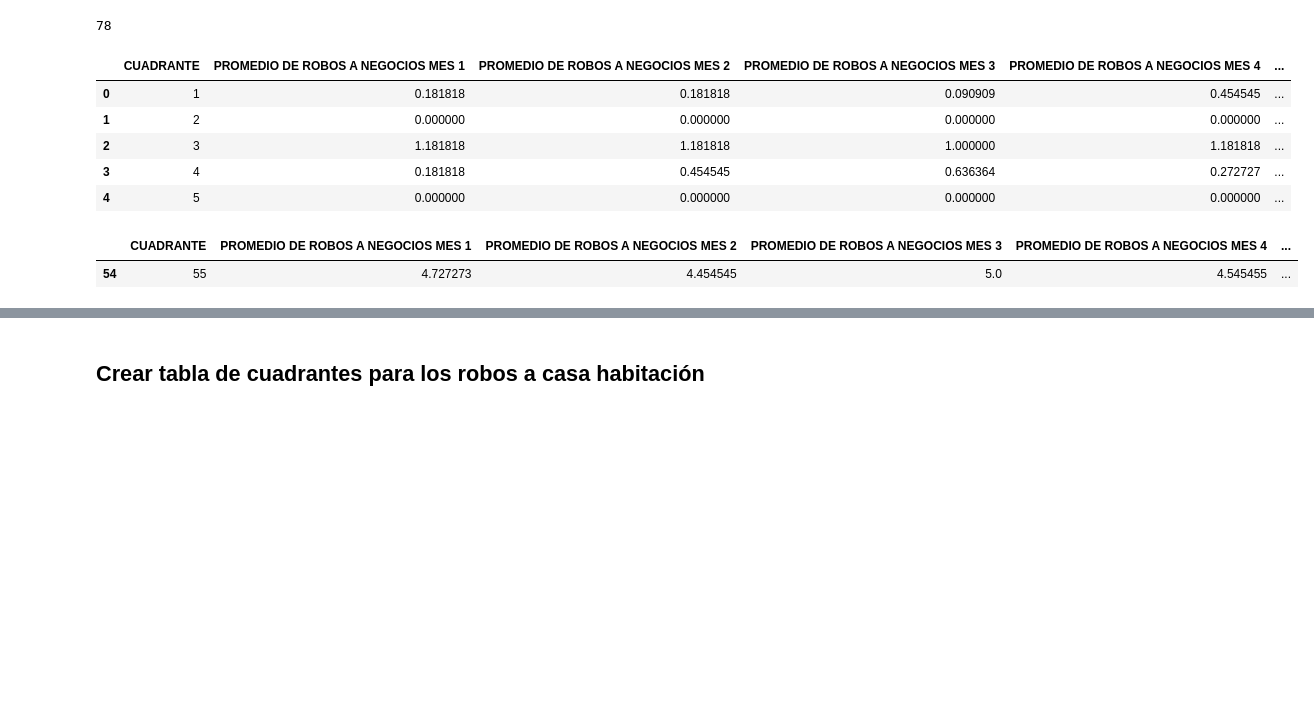
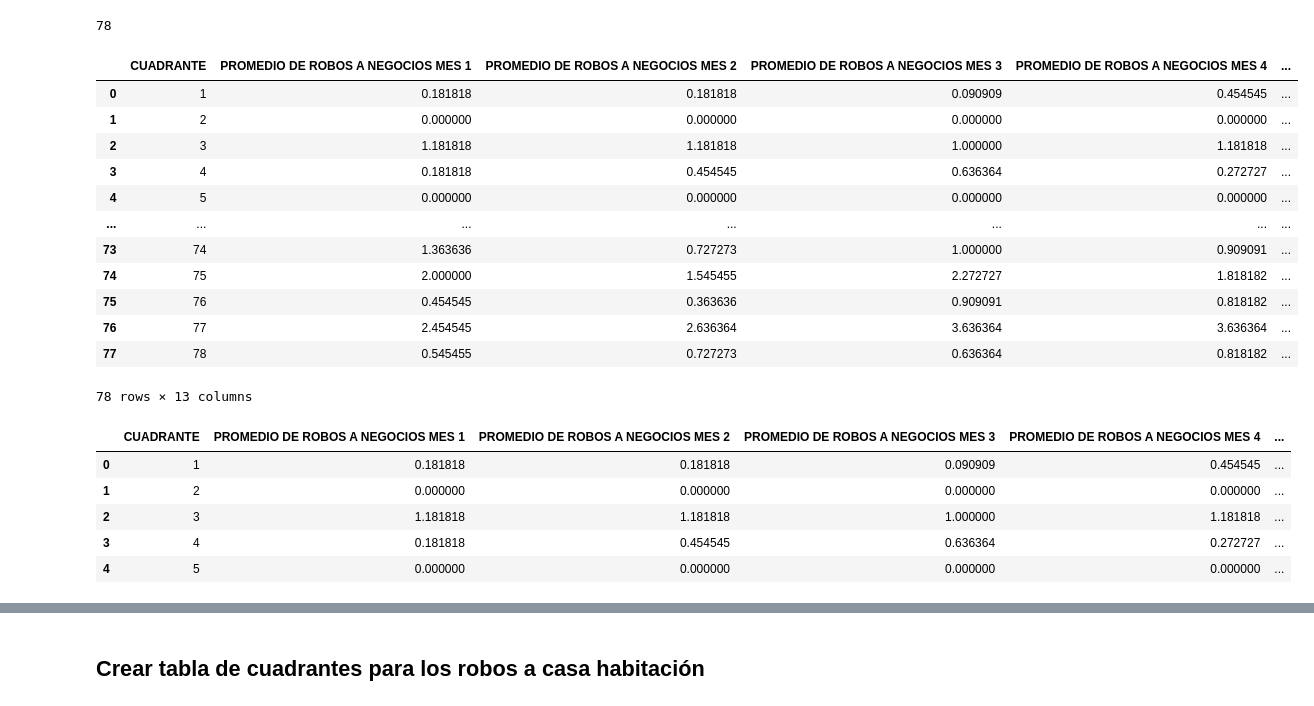
Before and after one commit to gabigabzela/A01567178-EDA, a Jupyter notebook: prueba.ipynb, the cells around one changed output, grey strips where cells are left out. Drawn from its saved outputs; the diff is of its cells as text; code cells hidden in the pictures; blank space fills up the shorter version.

```diff
--- a/prueba.ipynb
+++ b/prueba.ipynb
@@ -327,20 +286,32 @@ cuadrantes_df_negocios['CUADRANTE'].nunique()
 # %% [output]
 78
 # %%
-# eliminar todas las columnas menos las que dicen PROMEDIO DE ROBOS A NEGOCIOS MES 1, PROMEDIO DE ROBOS A NEGOCIOS MES 2, PROMEDIO DE ROBOS A NEGOCIOS MES 3, PROMEDIO DE ROBOS A NEGOCIOS MES 4, PROMEDIO DE ROBOS A NEGOCIOS MES 5, PROMEDIO DE ROBOS A NEGOCIOS MES 6, PROMEDIO DE ROBOS A NEGOCIOS MES 7, PROMEDIO DE ROBOS A NEGOCIOS MES 8, PROMEDIO DE ROBOS A NEGOCIOS MES 9, PROMEDIO DE ROBOS A NEGOCIOS MES 10, PROMEDIO DE ROBOS A NEGOCIOS MES 11, PROMEDIO DE ROBOS A NEGOCIOS MES 12
+# eliminar todas las columnas menos las que dicen PROMEDIO DE ROBOS A NEGOCIOS MES 1, PROMEDIO DE ROBOS A NEGOCIOS MES 2, PROMEDIO DE ROBOS A NEGOCIOS MES 3, PROMEDIO DE ROBOS A NEGOCIOS MES 4, PROMEDIO DE ROBOS A NEGOCIOS MES 5, PROMEDIO DE ROBOS A NEGOCIOS MES 6, PROMEDIO DE ROBOS A NEGOCIOS MES 7, PROMEDIO DE ROBOS A NEGOCIOS MES 8, PROMEDIO DE ROBOS A NEGOCIOS MES 9, PROMEDIO DE ROBOS A NEGOCIOS MES 10, PROMEDIO DE ROBOS A NEGOCIOS MES 11, PROMEDIO DE ROBOS A NEGOCIOS MES 12, y la de poblacion
 cols_to_keep = ['CUADRANTE'] + [col for col in cuadrantes_df_negocios.columns if 'PROMEDIO DE ROBOS A NEGOCIOS MES' in col]
 cuadrantes_df_negocios = cuadrantes_df_negocios[cols_to_keep]
-cuadrantes_df_negocios.head()
+cuadrantes_df_negocios
 # %% [output]
 |  | CUADRANTE | PROMEDIO DE ROBOS A NEGOCIOS MES 1 | PROMEDIO DE ROBOS A NEGOCIOS MES 2 | PROMEDIO DE ROBOS A NEGOCIOS MES 3 | PROMEDIO DE ROBOS A NEGOCIOS MES 4 | ... |
 | 0 | 1 | 0.181818 | 0.181818 | 0.090909 | 0.454545 | ... |
 | 1 | 2 | 0.000000 | 0.000000 | 0.000000 | 0.000000 | ... |
 | 2 | 3 | 1.181818 | 1.181818 | 1.000000 | 1.181818 | ... |
 | 3 | 4 | 0.181818 | 0.454545 | 0.636364 | 0.272727 | ... |
 | 4 | 5 | 0.000000 | 0.000000 | 0.000000 | 0.000000 | ... |
+| ... | ... | ... | ... | ... | ... | ... |
+| 73 | 74 | 1.363636 | 0.727273 | 1.000000 | 0.909091 | ... |
+| 74 | 75 | 2.000000 | 1.545455 | 2.272727 | 1.818182 | ... |
+| 75 | 76 | 0.454545 | 0.363636 | 0.909091 | 0.818182 | ... |
+| 76 | 77 | 2.454545 | 2.636364 | 3.636364 | 3.636364 | ... |
+| 77 | 78 | 0.545455 | 0.727273 | 0.636364 | 0.818182 | ... |
+78 rows × 13 columns
 # %%
-# ver el renglon del cuadrante 55
-cuadrantes_df_negocios.loc[cuadrantes_df_negocios['CUADRANTE'] == 55]
+# unir cuadrantes_df_negocios con el dataframe de poblacion_cuadrantes por la columna CUADRANTE, y poner la columna POBLACION despues de la columna CUADRANTE
+cuadrantes_df_negocios = pd.merge(cuadrantes_df_negocios, poblacion_cuadrantes, on='CUADRANTE', how='left')
+cuadrantes_df_negocios.head()
 # %% [output]
 |  | CUADRANTE | PROMEDIO DE ROBOS A NEGOCIOS MES 1 | PROMEDIO DE ROBOS A NEGOCIOS MES 2 | PROMEDIO DE ROBOS A NEGOCIOS MES 3 | PROMEDIO DE ROBOS A NEGOCIOS MES 4 | ... |
-| 54 | 55 | 4.727273 | 4.454545 | 5.0 | 4.545455 | ... |
+| 0 | 1 | 0.181818 | 0.181818 | 0.090909 | 0.454545 | ... |
+| 1 | 2 | 0.000000 | 0.000000 | 0.000000 | 0.000000 | ... |
+| 2 | 3 | 1.181818 | 1.181818 | 1.000000 | 1.181818 | ... |
+| 3 | 4 | 0.181818 | 0.454545 | 0.636364 | 0.272727 | ... |
+| 4 | 5 | 0.000000 | 0.000000 | 0.000000 | 0.000000 | ... |
```
Also changed, not shown: parts of 19 cells of this notebook, 6 other files.
